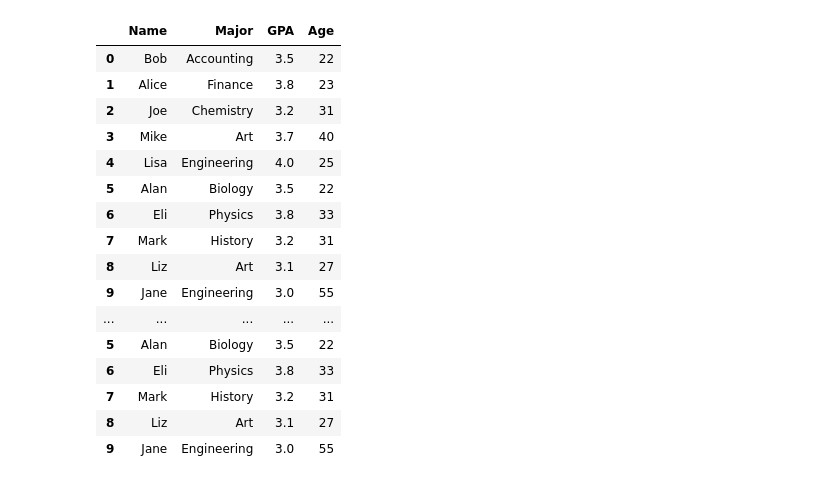
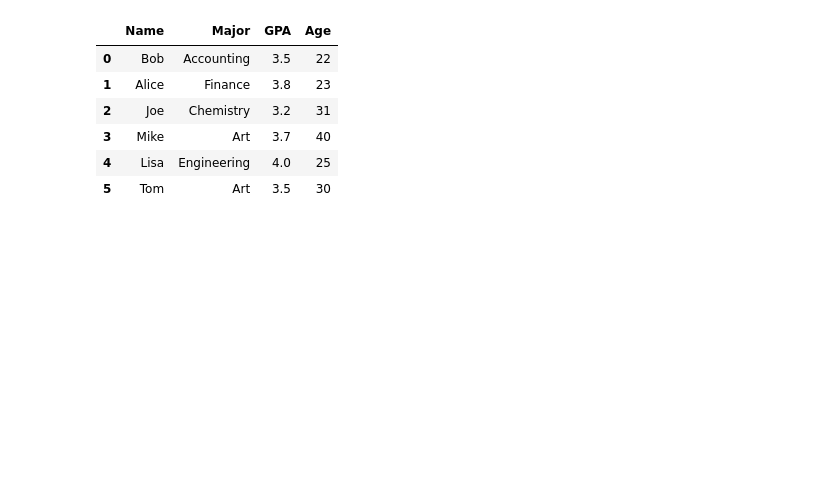
Before and after one commit to avinashjairam/avinashjairam.github.io, a Jupyter notebook: Basic_Pandas.ipynb, the cells around one changed output. Saved outputs shown, nothing was run; the diff lists cells and outputs as text; code cells hidden in the pictures; blank space fills up the shorter version.

```diff
--- a/Basic_Pandas.ipynb
+++ b/Basic_Pandas.ipynb
@@ -425,41 +2,0 @@ roster_df
-# %%
-#Merging two data frames vertically, one on top of the other
-roster1 = {"Name" : ["Bob", "Alice", "Joe", "Mike", "Lisa", "Alan", "Eli", "Mark", "Liz", "Jane"],
-          "Major": ["Accounting", "Finance", "Chemistry", "Art", "Engineering", "Biology", "Physics", "History", "Art", "Engineering"],
-          "GPA": [3.5, 3.8, 3.2, 3.7, 4.0, 3.5, 3.8, 3.2, 3.1, 3.0],
-          "Age": [22, 23, 31, 40, 25, 22, 33, 31, 27, 55]
-          }
-
-roster1_df = pd.DataFrame(roster1)
-
-roster2 = {"Name" : ["Bob", "Alice", "Joe", "Mike", "Lisa", "Alan", "Eli", "Mark", "Liz", "Jane"],
-          "Major": ["Accounting", "Finance", "Chemistry", "Art", "Engineering", "Biology", "Physics", "History", "Art", "Engineering"],
-          "GPA": [3.5, 3.8, 3.2, 3.7, 4.0, 3.5, 3.8, 3.2, 3.1, 3.0],
-          "Age": [22, 23, 31, 40, 25, 22, 33, 31, 27, 55]
-          }
-
-roster2_df = pd.DataFrame(roster2)
-
-#Note to use of pd.concat and the list of dataframes to be merged
-
-roster_df = pd.concat([roster1_df,roster2_df] )
-
-roster_df
-# %% [output]
-|  | Name | Major | GPA | Age |
-| 0 | Bob | Accounting | 3.5 | 22 |
-| 1 | Alice | Finance | 3.8 | 23 |
-| 2 | Joe | Chemistry | 3.2 | 31 |
-| 3 | Mike | Art | 3.7 | 40 |
-| 4 | Lisa | Engineering | 4.0 | 25 |
-| 5 | Alan | Biology | 3.5 | 22 |
-| 6 | Eli | Physics | 3.8 | 33 |
-| 7 | Mark | History | 3.2 | 31 |
-| 8 | Liz | Art | 3.1 | 27 |
-| 9 | Jane | Engineering | 3.0 | 55 |
-| ... | ... | ... | ... | ... |
-| 5 | Alan | Biology | 3.5 | 22 |
-| 6 | Eli | Physics | 3.8 | 33 |
-| 7 | Mark | History | 3.2 | 31 |
-| 8 | Liz | Art | 3.1 | 27 |
-| 9 | Jane | Engineering | 3.0 | 55 |
@@ -465,0 +6,26 @@ roster_df
+# %%
+#What is a series? A series is a python dictionary that has a list as its value.
+
+#A dataframe is a collection of series. That is , a dictionary of series
+
+students = {'Name' : ['Bob', 'Alice', 'Joe', 'Mike', 'Lisa', 'Tom'],
+            'Major': ['Accounting', 'Finance', 'Chemistry', 'Art', 'Engineering', 'Art'],
+            'GPA'  : [3.5, 3.8, 3.2, 3.7, 4.0, 3.5],
+            'Age'  : [22,23,31,40,25,30]
+          }
+
+#How do you create a dataframe?
+
+df = pd.DataFrame(students)
+
+#if you are not using a notebook, use print(df) to print the dataframe
+
+df
+# %% [output]
+|  | Name | Major | GPA | Age |
+| 0 | Bob | Accounting | 3.5 | 22 |
+| 1 | Alice | Finance | 3.8 | 23 |
+| 2 | Joe | Chemistry | 3.2 | 31 |
+| 3 | Mike | Art | 3.7 | 40 |
+| 4 | Lisa | Engineering | 4.0 | 25 |
+| 5 | Tom | Art | 3.5 | 30 |
```
Also changed, not shown: parts of 59 cells of this notebook.
